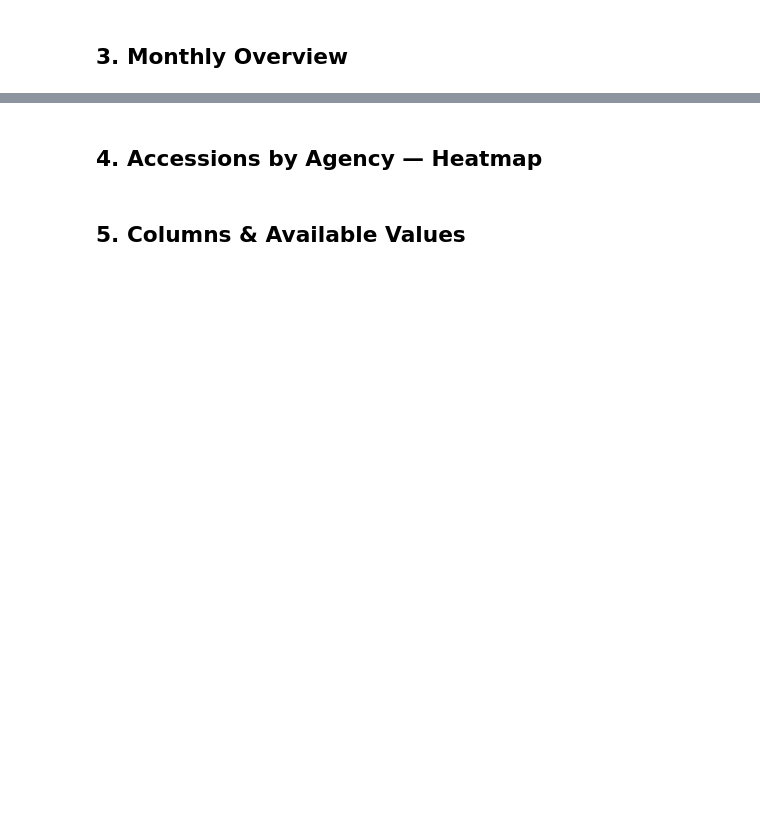
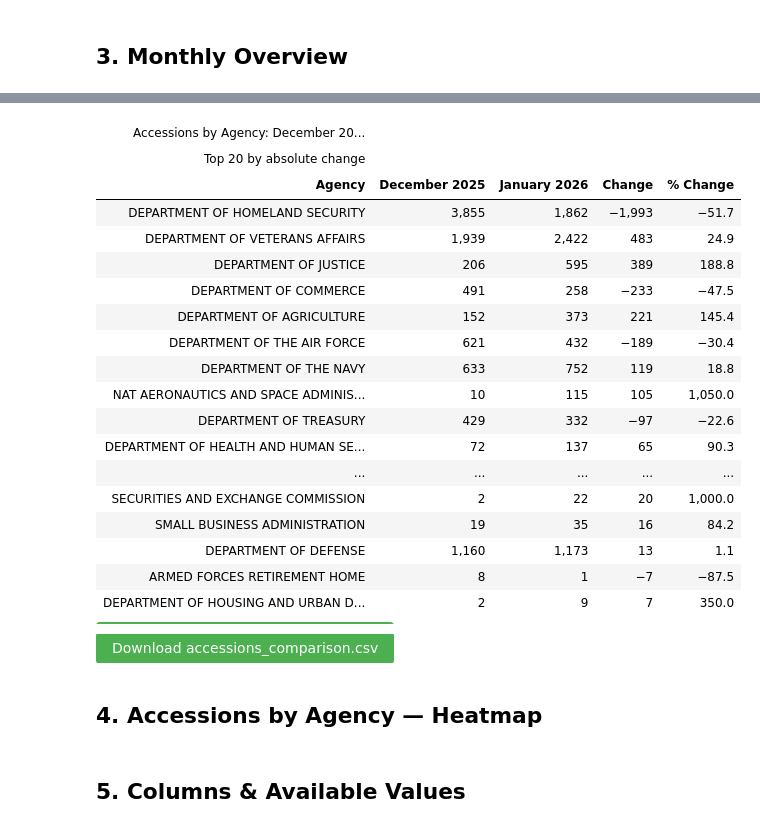
Before and after one commit to Impact-Map/opm_ehri_data, a Jupyter notebook: demo.ipynb, the cells around one changed output, grey strips where cells are left out. Saved outputs shown, nothing was run; the diff lists cells and outputs as text; code cells hidden in the pictures; blank space fills up the shorter version.

Commit message:
Fix issue title: count distinct calendar months not files; fix notebook month filter bugs
Co-Authored-By: Claude Sonnet 4.6 <noreply@anthropic.com>

```diff
--- a/demo.ipynb
+++ b/demo.ipynb
@@ -129,32 +163,59 @@ download_csv(summary[['Month', 'accessions', 'separations', 'net']], 'monthly_ov
 # %%
 
 # Accessions: 2-month comparison by agency
-acc_agency = db.execute("""
-    SELECT agency, personnel_action_effective_date_yyyymm as month,
-           SUM(CAST(count AS INTEGER)) as count
-    FROM accessions GROUP BY agency, month
-""").df()
-
-months = sorted(acc_agency['month'].unique())
-prev_m, curr_m = months[-2], months[-1]
+# Use the 2 most recent file months (not all dates in the data)
+prev_m, curr_m = acc_months[-2], acc_months[-1]
 prev_label = pd.to_datetime(prev_m, format='%Y%m').strftime('%B %Y')
 curr_label = pd.to_datetime(curr_m, format='%Y%m').strftime('%B %Y')
 
-pivot = acc_agency.pivot(index='agency', columns='month', values='count').fillna(0).reset_index()
+acc_agency = db.execute(f"""
+    SELECT agency,
+           personnel_action_effective_date_yyyymm as month,
+           SUM(CAST(count AS INTEGER)) as count
+    FROM accessions
+    WHERE personnel_action_effective_date_yyyymm IN ('{prev_m}', '{curr_m}')
+    GROUP BY agency, month
+""").df()
+
+pivot = (acc_agency
+         .pivot(index='agency', columns='month', values='count')
+         .fillna(0)
+         .reset_index())
 pivot.columns = ['Agency', prev_label, curr_label]
 pivot['Change'] = (pivot[curr_label] - pivot[prev_label]).astype(int)
 pivot['% Change'] = (pivot['Change'] / pivot[prev_label].replace(0, float('nan')) * 100).round(1)
 
 top20 = pivot.reindex(pivot['Change'].abs().nlargest(20).index).reset_index(drop=True)
 
 display(
     GT(top20)
     .tab_header(title=f"Accessions by Agency: {prev_label} vs {curr_label}",
                 subtitle="Top 20 by absolute change")
-    .fmt_integer(columns=['Agency', prev_label, curr_label, 'Change'])
+    .fmt_integer(columns=[prev_label, curr_label, 'Change'])
     .fmt_number(columns=['% Change'], decimals=1)
 )
 download_csv(pivot.sort_values('Change', key=abs, ascending=False), 'accessions_comparison.csv')
+# %% [output]
+| Accessions by Agency: December 20... |  |  |  |  |
+| Top 20 by absolute change |  |  |  |  |
+| Agency | December 2025 | January 2026 | Change | % Change |
+| DEPARTMENT OF HOMELAND SECURITY | 3,855 | 1,862 | −1,993 | −51.7 |
+| DEPARTMENT OF VETERANS AFFAIRS | 1,939 | 2,422 | 483 | 24.9 |
+| DEPARTMENT OF JUSTICE | 206 | 595 | 389 | 188.8 |
+| DEPARTMENT OF COMMERCE | 491 | 258 | −233 | −47.5 |
+| DEPARTMENT OF AGRICULTURE | 152 | 373 | 221 | 145.4 |
+| DEPARTMENT OF THE AIR FORCE | 621 | 432 | −189 | −30.4 |
+| DEPARTMENT OF THE NAVY | 633 | 752 | 119 | 18.8 |
+| NAT AERONAUTICS AND SPACE ADMINIS... | 10 | 115 | 105 | 1,050.0 |
+| DEPARTMENT OF TREASURY | 429 | 332 | −97 | −22.6 |
+| DEPARTMENT OF HEALTH AND HUMAN SE... | 72 | 137 | 65 | 90.3 |
+| ... | ... | ... | ... | ... |
+| SECURITIES AND EXCHANGE COMMISSION | 2 | 22 | 20 | 1,000.0 |
+| SMALL BUSINESS ADMINISTRATION | 19 | 35 | 16 | 84.2 |
+| DEPARTMENT OF DEFENSE | 1,160 | 1,173 | 13 | 1.1 |
+| ARMED FORCES RETIREMENT HOME | 8 | 1 | −7 | −87.5 |
+| DEPARTMENT OF HOUSING AND URBAN D... | 2 | 9 | 7 | 350.0 |
+Download accessions_comparison.csv
 # %% [markdown]
 ## 4. Accessions by Agency — Heatmap
 # %%
```
Also changed, not shown: parts of 10 cells of this notebook, 1 other file.
